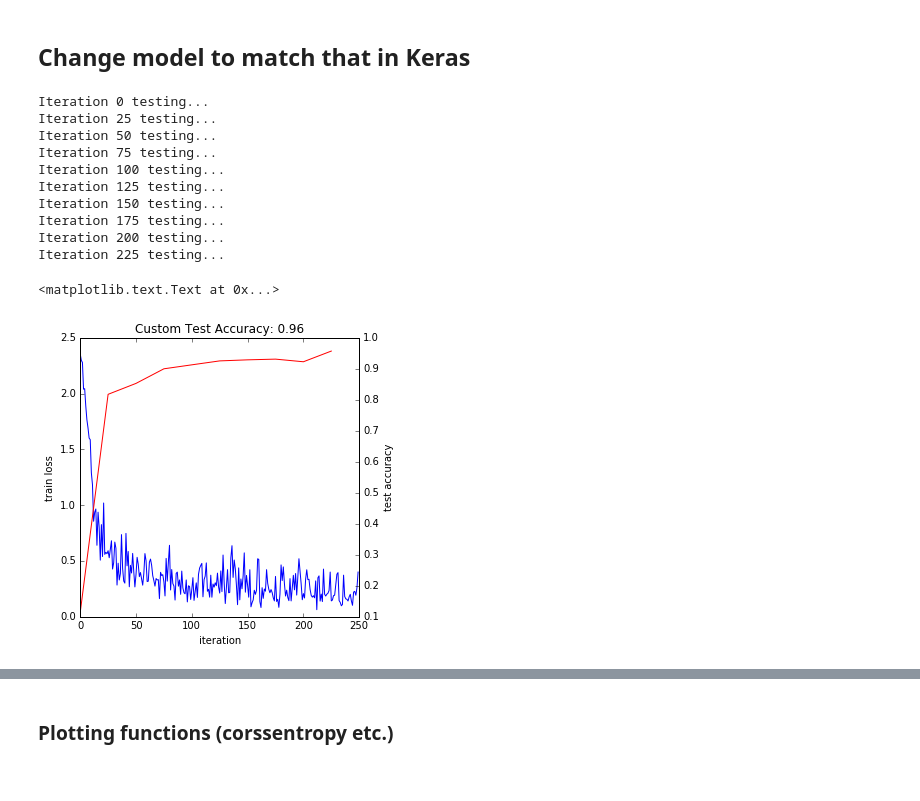
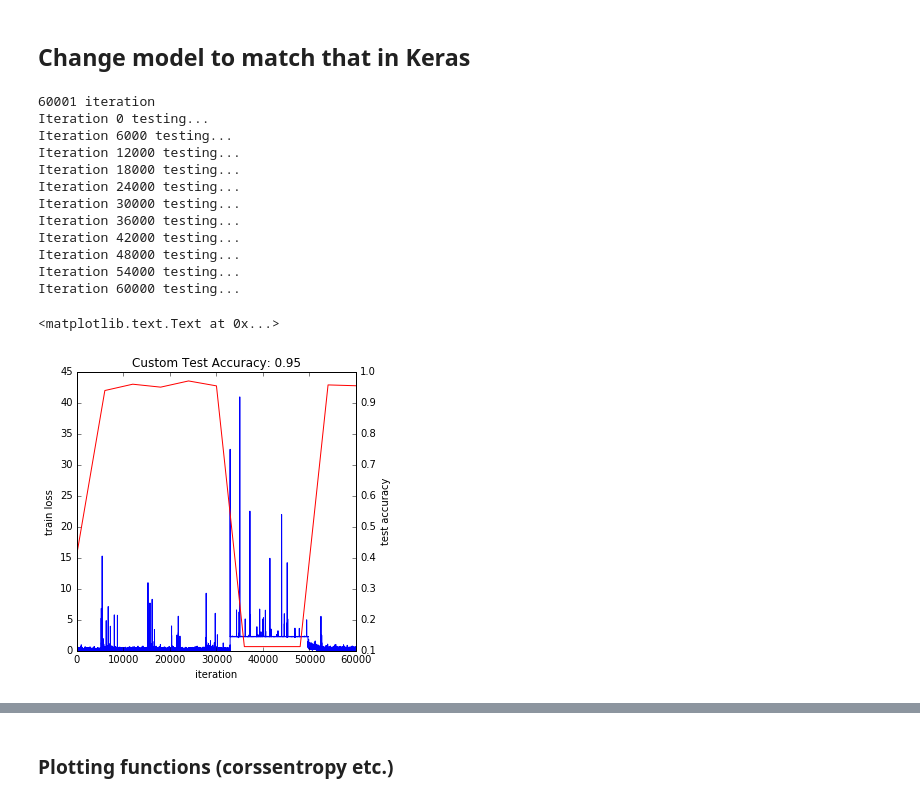
Before and after one commit to pyotr777/caffe_examples, a Jupyter notebook: MNIST sample.ipynb, the cells around one changed output, grey strips where cells are left out. Saved outputs shown, nothing was run; the diff lists cells and outputs as text; code cells hidden in the pictures.

```diff
--- a/MNIST sample.ipynb
+++ b/MNIST sample.ipynb
@@ -264,12 +135,7 @@ def custom_net(lmdb, batch_size):
     n.data, n.label = L.Data(batch_size=batch_size, backend=P.Data.LMDB, source=lmdb,
                              transform_param=dict(scale=1./255), ntop=2)
 
-    # EDIT HERE to try different networks
-    # this single layer defines a simple linear classifier
-    # (in particular this defines a multiway logistic regression)
-    #n.score =   L.InnerProduct(n.data, num_output=10, weight_filler=dict(type='xavier'))
-
-    # EDIT HERE this is the LeNet variant we have already tried
+    # MODEL
     n.conv1 = L.Convolution(n.data, kernel_size=3, num_output=32, weight_filler=dict(type='xavier'))
     n.act1 = L.TanH(n.conv1)
     n.conv2 = L.Convolution(n.act1, kernel_size=3, num_output=32, weight_filler=dict(type='xavier'))
@@ -300,14 +166,14 @@ s.random_seed = 0xCAFFE
 # Specify locations of the train and (maybe) test networks.
 s.train_net = train_net_path
 s.test_net.append(test_net_path)
-s.test_interval = 500  # Test after every 500 training iterations.
+s.test_interval = 6000  # Test after every N training iterations.
 s.test_iter.append(100) # Test on 100 batches each time we test.
 
-s.max_iter = 10000     # no. of times to update the net (training iterations)
+s.max_iter = 60000     # no. of times to update the net (training iterations)
 
 # EDIT HERE to try different solvers
 # solver types include "SGD", "Adam", and "Nesterov" among others.
-s.type = "SGD"
+s.type = "Adam"
 
 # Set the initial learning rate for SGD.
 s.base_lr = 0.01  # EDIT HERE to try different learning rates
@@ -315,23 +181,19 @@ s.base_lr = 0.01  # EDIT HERE to try different learning rates
 # taking weighted average of current and previous updates.
 s.momentum = 0.9
 # Set weight decay to regularize and prevent overfitting
-s.weight_decay = 5e-4
+s.weight_decay = 0.0005
 
 # Set `lr_policy` to define how the learning rate changes during training.
-# This is the same policy as our default LeNet.
-s.lr_policy = 'inv'
-s.gamma = 0.0001
-s.power = 0.75
-# EDIT HERE to try the fixed rate (and compare with adaptive solvers)
-# `fixed` is the simplest policy that keeps the learning rate constant.
-# s.lr_policy = 'fixed'
+s.lr_policy = 'fixed'
+#s.gamma = 0.0001
+#s.power = 0.75
 
 # Display the current training loss and accuracy every 1000 iterations.
 s.display = 1000
 
 # Snapshots are files used to store networks we've trained.
 # We'll snapshot every 5K iterations -- twice during training.
-s.snapshot = 5000
+s.snapshot = 60000
 s.snapshot_prefix = 'mnist/custom_net'
 
 # Train on the GPU
@@ -346,9 +208,10 @@ solver = None  # ignore this workaround for lmdb data (can't instantiate two sol
 solver = caffe.get_solver(solver_config_path)
 
 ### solve
-niter = 250  # EDIT HERE increase to train for longer
-test_interval = niter / 10
+niter = s.max_iter+1  # +1 to run evaluation at the end of training (last iteration num. will be max_iter)
+test_interval = niter // 10
 test_iter = 100
+print niter, "iteration"
 # losses will also be stored in the log
 train_loss = zeros(niter)
 train_acc  = zeros(niter)
@@ -365,43 +228,45 @@ for it in range(niter):
 
     # run a full test every so often
     # (Caffe can also do this for us and write to a log, but we show here
     #  how to do it directly in Python, where more complicated things are easier.)
     if it % test_interval == 0:
         print 'Iteration', it, 'testing...'
         correct = 0
         acc_ = 0
         loss_ = 0
         for test_it in range(test_iter):
             solver.test_nets[0].forward()
             correct += sum(solver.test_nets[0].blobs['score'].data.argmax(1)
                            == solver.test_nets[0].blobs['label'].data)
             acc_ += solver.test_nets[0].blobs['accuracy'].data
             loss_ += solver.test_nets[0].blobs['loss'].data
 
         test_acc[it // test_interval] = correct / 1e4
         test_loss[it // test_interval] = loss_ / test_iter
 
 _, ax1 = subplots()
 ax2 = ax1.twinx()
 ax1.plot(arange(niter), train_loss)
 ax2.plot(test_interval * arange(len(test_acc)), test_acc, 'r')
 ax1.set_xlabel('iteration')
 ax1.set_ylabel('train loss')
 ax2.set_ylabel('test accuracy')
 ax2.set_title('Custom Test Accuracy: {:.2f}'.format(test_acc[-1]))
 # %% [output]
+60001 iteration
 Iteration 0 testing...
-Iteration 25 testing...
-Iteration 50 testing...
-Iteration 75 testing...
-Iteration 100 testing...
-Iteration 125 testing...
-Iteration 150 testing...
-Iteration 175 testing...
-Iteration 200 testing...
-Iteration 225 testing...
+Iteration 6000 testing...
+Iteration 12000 testing...
+Iteration 18000 testing...
+Iteration 24000 testing...
+Iteration 30000 testing...
+Iteration 36000 testing...
+Iteration 42000 testing...
+Iteration 48000 testing...
+Iteration 54000 testing...
+Iteration 60000 testing...
 <matplotlib.text.Text at 0x...>
-[figure, old version]
+[figure, new version]
 # %%
 train_pars={'niter':niter, 'test_interval': test_interval}
 plot_loss_accuracy(train_loss, test_loss, train_acc, test_acc, train_pars)
```
Also changed, not shown: parts of 7 cells of this notebook, 1 other file.
